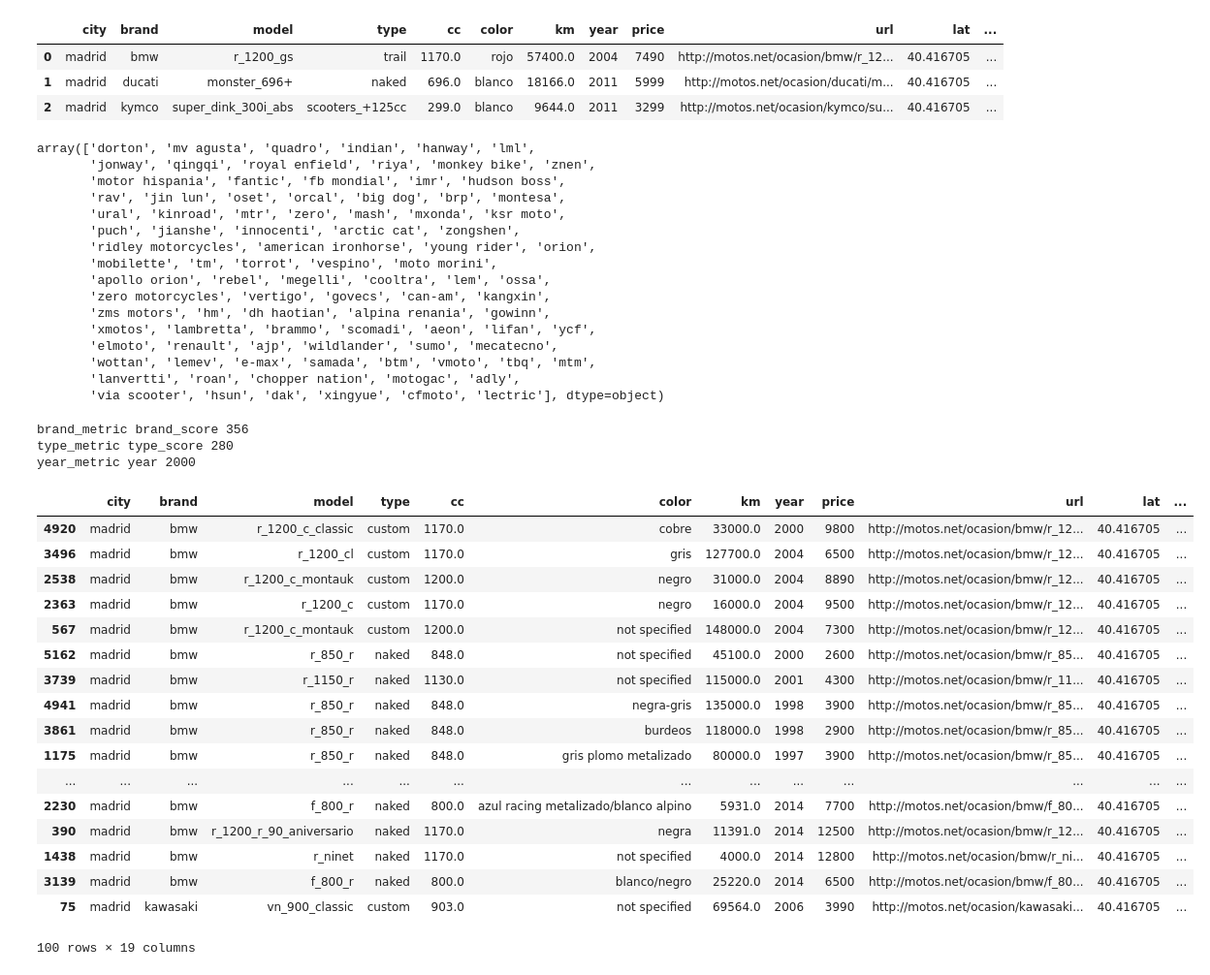
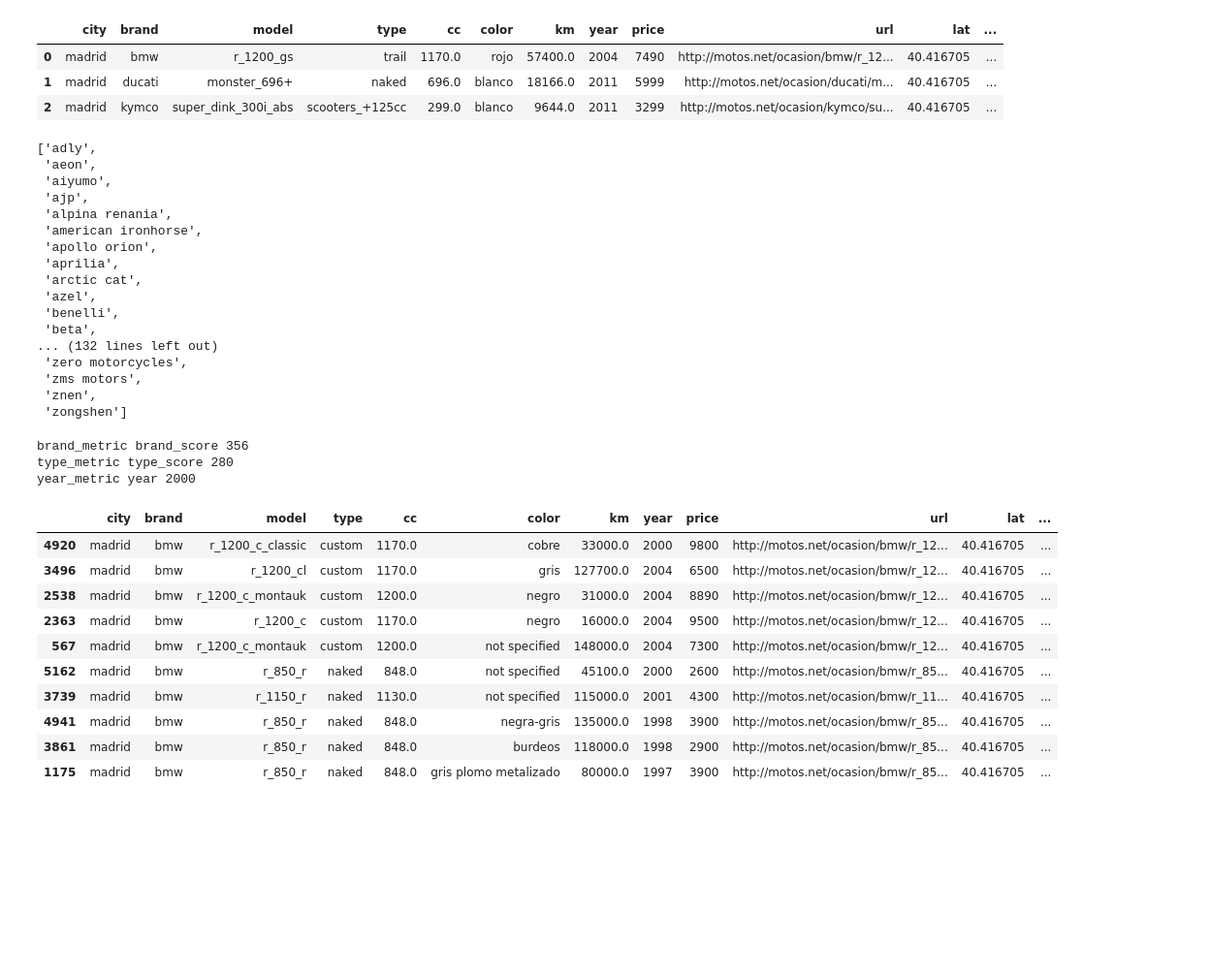
Before and after one commit to Kholdo/Second-hand_motorcycles_recommender, a Jupyter notebook: testing_app.ipynb, the cells around one changed output. Shown: that part at 97% size. Drawn from its saved outputs; the diff is of its cells as text; code cells hidden in the pictures; blank space fills up the shorter version.

```diff
--- a/testing_app.ipynb
+++ b/testing_app.ipynb
@@ -163,24 +163,25 @@ df_motos_raw_coord_brand_types.head(3)
 | 1 | madrid | ducati | monster_696+ | naked | 696.0 | blanco | 18166.0 | 2011 | 5999 | http://motos.net/ocasion/ducati/m... | 40.416705 | ... |
 | 2 | madrid | kymco | super_dink_300i_abs | scooters_+125cc | 299.0 | blanco | 9644.0 | 2011 | 3299 | http://motos.net/ocasion/kymco/su... | 40.416705 | ... |
 # %%
-df_motos_raw_coord_brand_types[df_motos_raw_coord_brand_types.brand_score==0].brand.unique()
+sorted(df_motos_raw_coord_brand_types.brand.unique())
 # %% [output]
-array(['dorton', 'mv agusta', 'quadro', 'indian', 'hanway', 'lml',
-       'jonway', 'qingqi', 'royal enfield', 'riya', 'monkey bike', 'znen',
-       'motor hispania', 'fantic', 'fb mondial', 'imr', 'hudson boss',
-       'rav', 'jin lun', 'oset', 'orcal', 'big dog', 'brp', 'montesa',
-       'ural', 'kinroad', 'mtr', 'zero', 'mash', 'mxonda', 'ksr moto',
-       'puch', 'jianshe', 'innocenti', 'arctic cat', 'zongshen',
-       'ridley motorcycles', 'american ironhorse', 'young rider', 'orion',
-       'mobilette', 'tm', 'torrot', 'vespino', 'moto morini',
-       'apollo orion', 'rebel', 'megelli', 'cooltra', 'lem', 'ossa',
-       'zero motorcycles', 'vertigo', 'govecs', 'can-am', 'kangxin',
-       'zms motors', 'hm', 'dh haotian', 'alpina renania', 'gowinn',
-       'xmotos', 'lambretta', 'brammo', 'scomadi', 'aeon', 'lifan', 'ycf',
-       'elmoto', 'renault', 'ajp', 'wildlander', 'sumo', 'mecatecno',
-       'wottan', 'lemev', 'e-max', 'samada', 'btm', 'vmoto', 'tbq', 'mtm',
-       'lanvertti', 'roan', 'chopper nation', 'motogac', 'adly',
-       'via scooter', 'hsun', 'dak', 'xingyue', 'cfmoto', 'lectric'], dtype=object)
+['adly',
+ 'aeon',
+ 'aiyumo',
+ 'ajp',
+ 'alpina renania',
+ 'american ironhorse',
+ 'apollo orion',
+ 'aprilia',
+ 'arctic cat',
+ 'azel',
+ 'benelli',
+ 'beta',
+... (132 lines left out)
+ 'zero motorcycles',
+ 'zms motors',
+ 'znen',
+ 'zongshen']
 # %%
 # OK!, so we have a first version of the data we will use to recommend vehicles
 # df_motos_raw_coord_brand_types
@@ -254,25 +255,18 @@ year_metric year 2000
 # %%
 results = df_motos_raw_coord_brand_types.sort_values(by = ['total_metric_pond'], ascending=True)
 # %%
-results.head(100)
+results.head(10)
 # %% [output]
 |  | city | brand | model | type | cc | color | km | year | price | url | lat | ... |
 | 4920 | madrid | bmw | r_1200_c_classic | custom | 1170.0 | cobre | 33000.0 | 2000 | 9800 | http://motos.net/ocasion/bmw/r_12... | 40.416705 | ... |
 | 3496 | madrid | bmw | r_1200_cl | custom | 1170.0 | gris | 127700.0 | 2004 | 6500 | http://motos.net/ocasion/bmw/r_12... | 40.416705 | ... |
 | 2538 | madrid | bmw | r_1200_c_montauk | custom | 1200.0 | negro | 31000.0 | 2004 | 8890 | http://motos.net/ocasion/bmw/r_12... | 40.416705 | ... |
 | 2363 | madrid | bmw | r_1200_c | custom | 1170.0 | negro | 16000.0 | 2004 | 9500 | http://motos.net/ocasion/bmw/r_12... | 40.416705 | ... |
 | 567 | madrid | bmw | r_1200_c_montauk | custom | 1200.0 | not specified | 148000.0 | 2004 | 7300 | http://motos.net/ocasion/bmw/r_12... | 40.416705 | ... |
 | 5162 | madrid | bmw | r_850_r | naked | 848.0 | not specified | 45100.0 | 2000 | 2600 | http://motos.net/ocasion/bmw/r_85... | 40.416705 | ... |
 | 3739 | madrid | bmw | r_1150_r | naked | 1130.0 | not specified | 115000.0 | 2001 | 4300 | http://motos.net/ocasion/bmw/r_11... | 40.416705 | ... |
 | 4941 | madrid | bmw | r_850_r | naked | 848.0 | negra-gris | 135000.0 | 1998 | 3900 | http://motos.net/ocasion/bmw/r_85... | 40.416705 | ... |
 | 3861 | madrid | bmw | r_850_r | naked | 848.0 | burdeos | 118000.0 | 1998 | 2900 | http://motos.net/ocasion/bmw/r_85... | 40.416705 | ... |
 | 1175 | madrid | bmw | r_850_r | naked | 848.0 | gris plomo metalizado | 80000.0 | 1997 | 3900 | http://motos.net/ocasion/bmw/r_85... | 40.416705 | ... |
-| ... | ... | ... | ... | ... | ... | ... | ... | ... | ... | ... | ... | ... |
-| 2230 | madrid | bmw | f_800_r | naked | 800.0 | azul racing metalizado/blanco alpino | 5931.0 | 2014 | 7700 | http://motos.net/ocasion/bmw/f_80... | 40.416705 | ... |
-| 390 | madrid | bmw | r_1200_r_90_aniversario | naked | 1170.0 | negra | 11391.0 | 2014 | 12500 | http://motos.net/ocasion/bmw/r_12... | 40.416705 | ... |
-| 1438 | madrid | bmw | r_ninet | naked | 1170.0 | not specified | 4000.0 | 2014 | 12800 | http://motos.net/ocasion/bmw/r_ni... | 40.416705 | ... |
-| 3139 | madrid | bmw | f_800_r | naked | 800.0 | blanco/negro | 25220.0 | 2014 | 6500 | http://motos.net/ocasion/bmw/f_80... | 40.416705 | ... |
-| 75 | madrid | kawasaki | vn_900_classic | custom | 903.0 | not specified | 69564.0 | 2006 | 3990 | http://motos.net/ocasion/kawasaki... | 40.416705 | ... |
-100 rows × 19 columns
 # %%
 df_motos_raw_coord_brand_types.type.unique()
```
Also changed, not shown: parts of 12 cells of this notebook, 7 other files.
